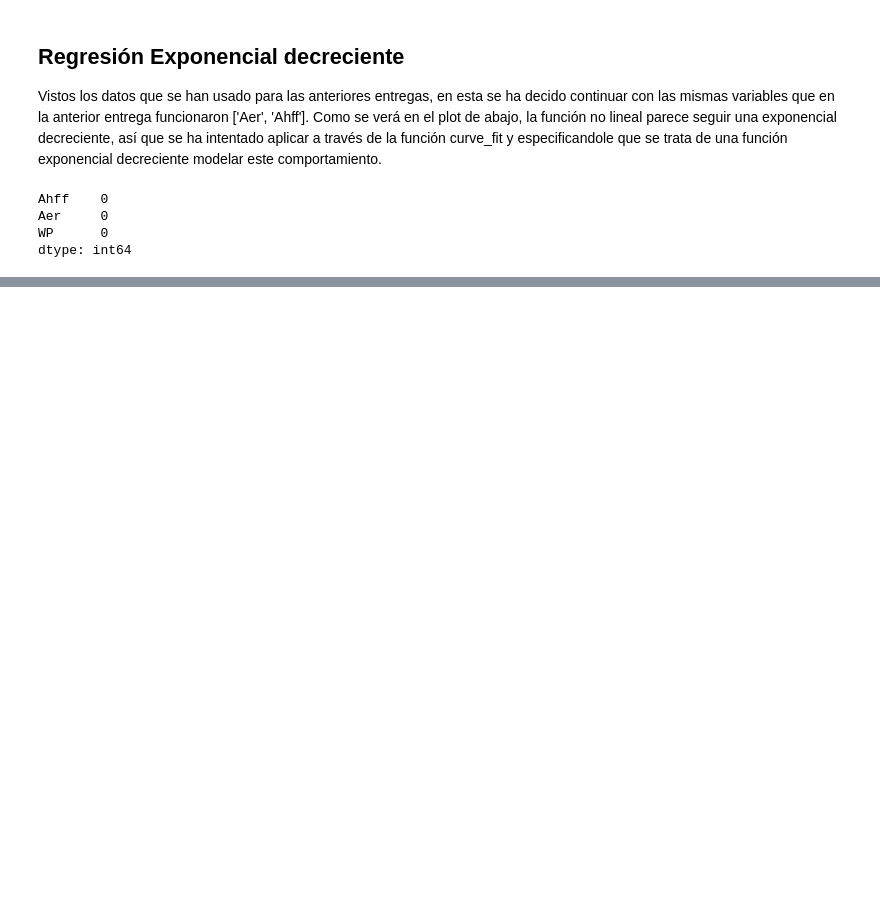
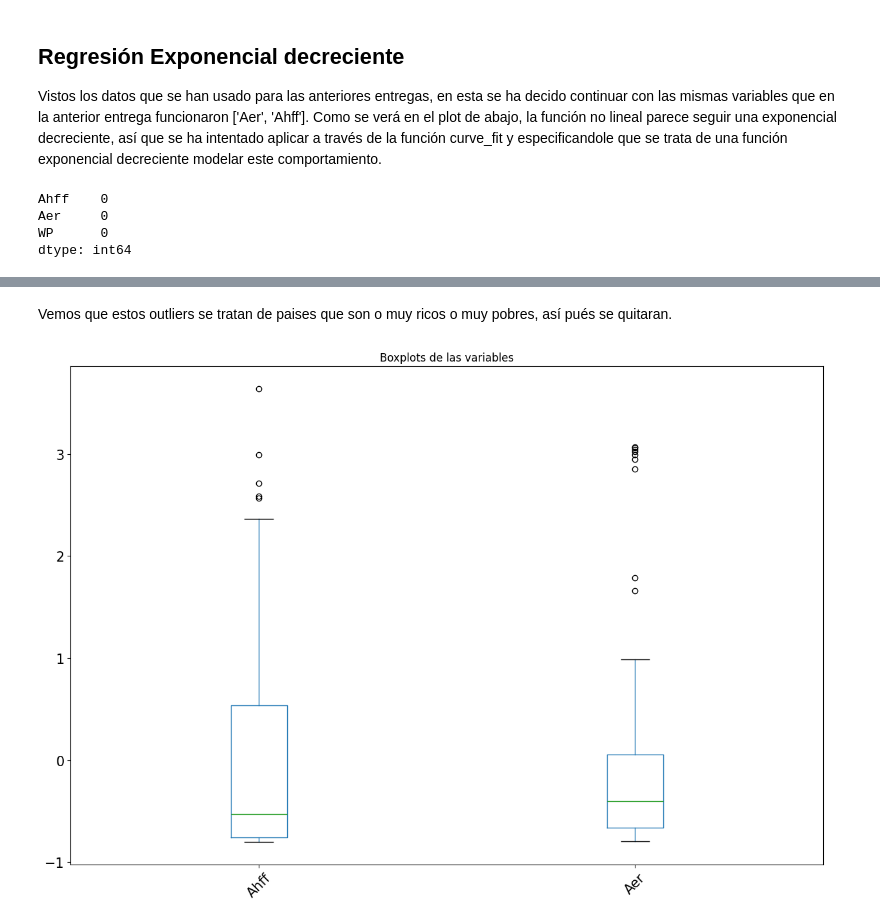
Before and after one commit to Didac-piferrer/MUDS, a Jupyter notebook: SBC/MD005_DidacPiferrerIglesias_Regresion.ipynb, the cells around one changed output, grey strips where cells are left out. Saved outputs shown, nothing was run; the diff lists cells and outputs as text; code cells hidden in the pictures; blank space fills up the shorter version.

```diff
--- a/SBC/MD005_DidacPiferrerIglesias_Regresion.ipynb
+++ b/SBC/MD005_DidacPiferrerIglesias_Regresion.ipynb
@@ -206 +223,11 @@ from sklearn.preprocessing import StandardScaler
+# %%
+#Para quitarlos definimos los limites de lo que consideramos outliers, y aplicamos la formula que definen los outliers
+lim_inf_Af = Q1_Ahff - 1.5 * IQR_Ahff
+lim_sup_Af = Q3_Ahff + 1.5 * IQR_Ahff
+
+lim_inf_Ar = Q1_Aer - 1.5 * IQR_Aer
+lim_sup_Ar = Q3_Aer + 1.5 * IQR_Aer
+
+df_without_outliers = mydf[(mydf['Ahff'] >= lim_inf_Af) & (df['Ahff'] <= lim_sup_Af)]
+df_without_outliers = df_without_outliers[(df_without_outliers['Aer'] >= lim_inf_Ar) & (df['Aer'] <= lim_sup_Ar)]
 # %%
@@ -217,3 +275,13 @@ df_scaled = pd.DataFrame(data_scaled, columns=[f'{i}' for i in data.columns])
+# %% [markdown]
+Vemos que estos outliers se tratan de paises que son o muy ricos o muy pobres, así pués se quitaran.
+# %%
+#Vemos el boxplot sin outliers
+plt.figure(figsize = (15, 10))
+plt.title("Boxplots de las variables")
+df_nO_scaled.boxplot(grid=False, rot=45, fontsize=15)
+plt.show()
+# %% [output]
+[figure, added]
 # %%
 #Ya que estaremos pasando nuestros datos a una función no lineal continua, debemos de asegurarnos que no tenemos puntos repetidos en el domino de las X
 # así que eliminamos los duplicados
```
Also changed, not shown: parts of 9 cells of this notebook.
